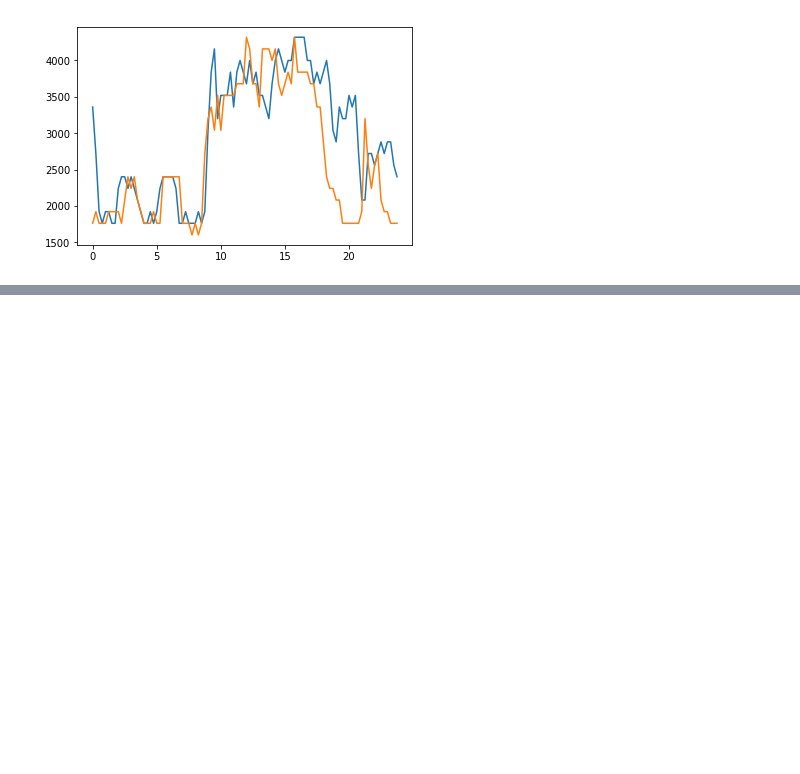
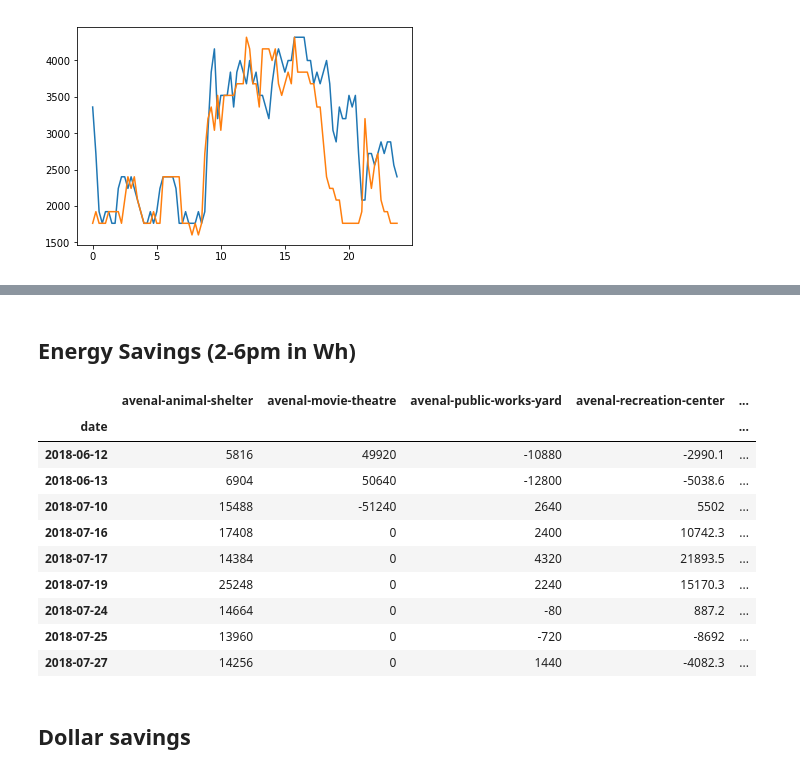
Before and after one commit to jleyden/building-analysis, a Jupyter notebook: src/plot_example.ipynb, the cells around one changed output, grey strips where cells are left out. Drawn from its saved outputs; the diff is of its cells as text; code cells hidden in the pictures; blank space fills up the shorter version.

```diff
--- a/src/plot_example.ipynb
+++ b/src/plot_example.ipynb
@@ -213,0 +348,6 @@ pd.read_csv('')
+# %%
+dfs = {}
+for e in x:
+    site = e[:-11]
+    df = pd.read_csv('./event_tables/' + e)
+    dfs[site] = df
@@ -213,0 +358,8 @@ pd.read_csv('')
+# %%
+all_dates = set()
+for site in dfs:
+    df = dfs[site]
+    df.index = df['date']
+    for date in df.index:
+        all_dates.add(date)
+    dfs[site] = df
@@ -213,0 +378,5 @@ pd.read_csv('')
+# %%
+for d in dfs:
+    df = dfs[d]
+    df['site'] = d
+    dfs[d] = df
@@ -213,0 +402,25 @@ pd.read_csv('')
+# %% [markdown]
+## Energy Savings (2-6pm in Wh)
+# %%
+data_key = 'event_energy_savings'
+result = {}
+for d in dfs:
+    df =  dfs[d]
+    data = df.T.loc[data_key]
+    result[d] = data
+# %%
+pd.DataFrame(result)
+# %% [output]
+|  | avenal-animal-shelter | avenal-movie-theatre | avenal-public-works-yard | avenal-recreation-center | ... |
+| date |  |  |  |  | ... |
+| 2018-06-12 | 5816 | 49920 | -10880 | -2990.1 | ... |
+| 2018-06-13 | 6904 | 50640 | -12800 | -5038.6 | ... |
+| 2018-07-10 | 15488 | -51240 | 2640 | 5502 | ... |
+| 2018-07-16 | 17408 | 0 | 2400 | 10742.3 | ... |
+| 2018-07-17 | 14384 | 0 | 4320 | 21893.5 | ... |
+| 2018-07-19 | 25248 | 0 | 2240 | 15170.3 | ... |
+| 2018-07-24 | 14664 | 0 | -80 | 887.2 | ... |
+| 2018-07-25 | 13960 | 0 | -720 | -8692 | ... |
+| 2018-07-27 | 14256 | 0 | 1440 | -4082.3 | ... |
+# %% [markdown]
+## Dollar savings
```
Also changed, not shown: parts of 21 cells of this notebook, 17 other files.
